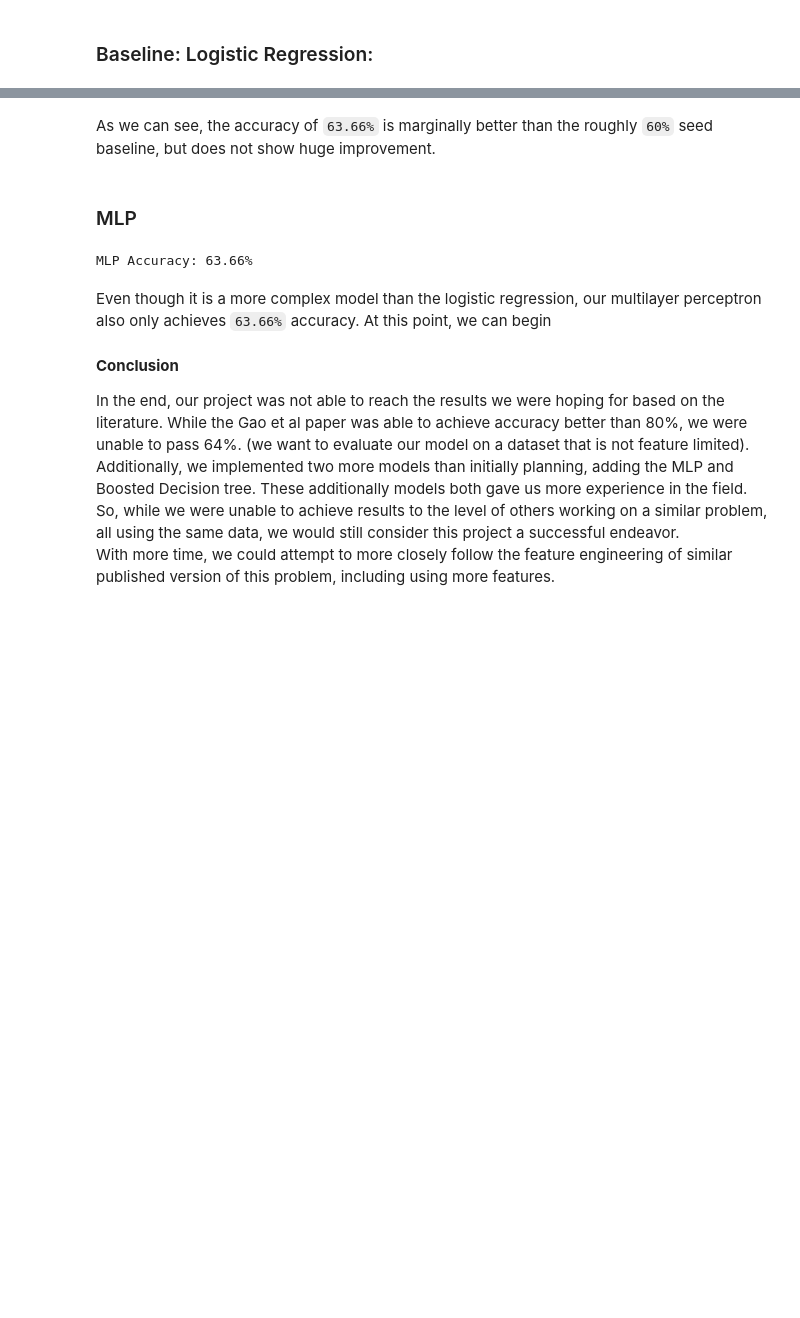
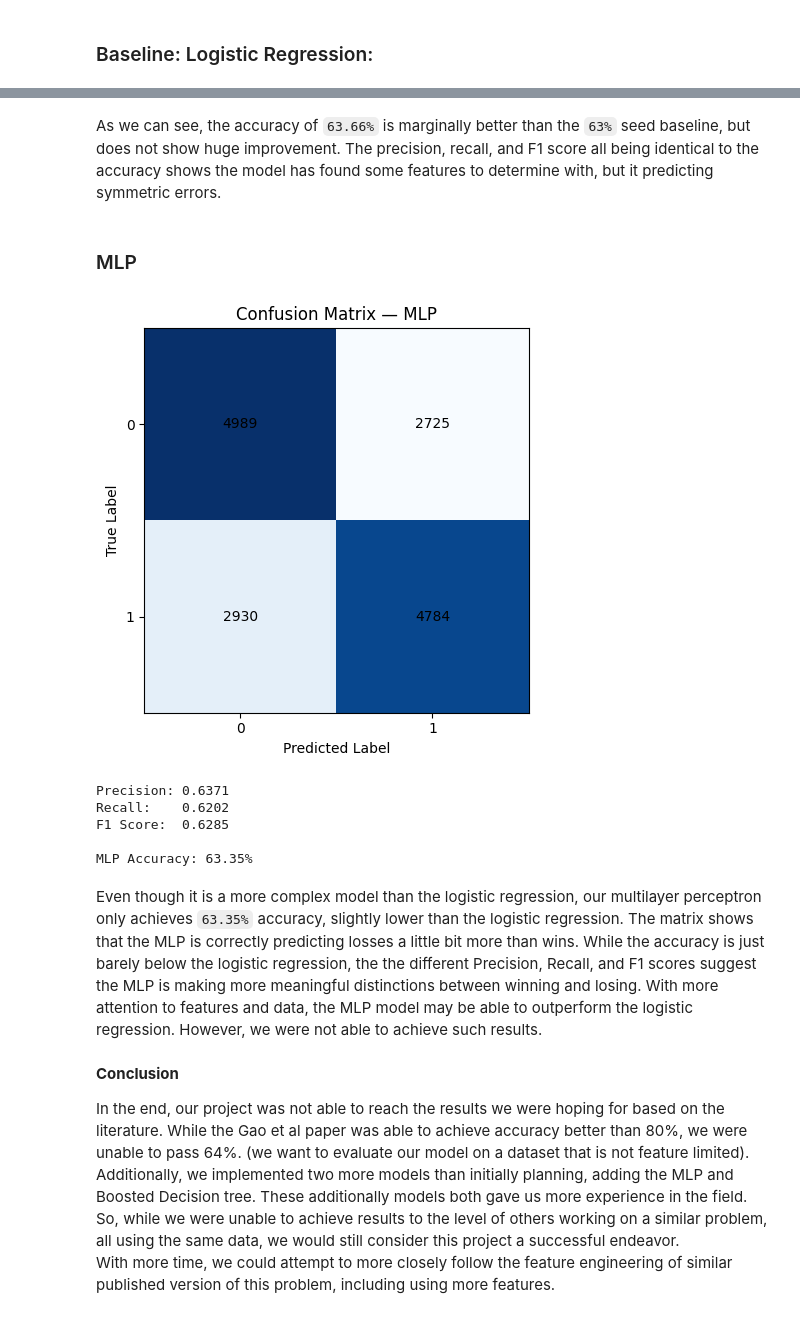
Before and after one commit to CamBitter/RallyRF, a Jupyter notebook: report.ipynb, the cells around one changed output, grey strips where cells are left out. Cells and saved outputs as stored; diff of their text form; code cells hidden in the pictures; blank space fills up the shorter version.

```diff
--- a/report.ipynb
+++ b/report.ipynb
@@ -446,7 +446,7 @@ y_test = torch.tensor(test_df["p1_won"].to_numpy(), dtype=torch.float32)
 
 with torch.no_grad():
     MLP_preds    = (model(X_test).squeeze() >= 0.5).float()
-    MLP_accuracy = (preds == y_test).float().mean().item()
+    MLP_accuracy = (MLP_preds == y_test).float().mean().item()
 # %% [markdown]
 ## 4: Gradient Boosted Decision Tree
 Lastly, we implemented a gradient boosted decision tree. Like random forests, boosted trees are an ensemble of decision trees. Simply put, boosted trees involve a sequential series of trees that learn from previous trees’ errors, or residuals. However, there is a big caveat worth discussion: our boosted tree model uses a regression decision tree, not classification like we've been using before. The main difference here is that when we calculate the value of leaf nodes of our trees, we return the mean value of the node instead of the value (zero or one) that is most popular. So, in effect, our trees predict a continuous value instead of a zero or one. Also, a regression tree calculates splits differently, using Variance Reduction instead of Gini Impurity. Variance Reduction is very similar to Gini Impurity, but differs in the sense that it tries to minimize the variance in each node instead of minimizing impurity, which we discussed above. Variance reduction is given by: $$\text{Variance Reduction} = \text{var}(\text{parent}) - \frac{n_L}{n}\cdot(\text{var}(\text{child}_L)) - \frac{n_R}{n}\cdot(\text{var}({\text{child}_R}))$$ Once again, where $n_L$ and $n_R$ are the number of observations in the left and right child nodes and $n$ is the number of observations in the parent node. The main idea is that the child nodes will contain values that are all very close to each other, but different than the values in the other child nodes, thus achieving a good split.
@@ -820,14 +845,20 @@ print(f"Logistic Regression Accuracy: {log_accuracy * 100:.2f}%")
 Logistic Regression Accuracy: 63.66%
 # %% [markdown]
-As we can see, the accuracy of `63.66%` is marginally better than the roughly `60%` seed baseline, but does not show huge improvement.
+As we can see, the accuracy of `63.66%` is marginally better than the `63%` seed baseline, but does not show huge improvement. The precision, recall, and F1 score all being identical to the accuracy shows the model has found some features to determine with, but it predicting symmetric errors.
 # %% [markdown]
 ### MLP ###
 # %%
-print(f"MLP Accuracy: {MLP_accuracy * 100:.2f}%")
+evaluate_model(Y_test, MLP_preds, "MLP")
+print(f"\nMLP Accuracy: {MLP_accuracy * 100:.2f}%")
 # %% [output]
+[figure, added]
-MLP Accuracy: 63.66%
+Precision: 0.6371
+Recall:    0.6202
+F1 Score:  0.6285
+
+MLP Accuracy: 63.35%
 # %% [markdown]
-Even though it is a more complex model than the logistic regression, our multilayer perceptron also only achieves `63.66%` accuracy. At this point, we can begin
+Even though it is a more complex model than the logistic regression, our multilayer perceptron only achieves `63.35%` accuracy, slightly lower than the logistic regression. The matrix shows that the MLP is correctly predicting losses a little bit more than wins. While the accuracy is just barely below the logistic regression, the the different Precision, Recall, and F1 scores suggest the MLP is making more meaningful distinctions between winning and losing. With more attention to features and data, the MLP model may be able to outperform the logistic regression. However, we were not able to achieve such results.
 # %% [markdown]
 **Conclusion**
 
```
Also changed, not shown: parts of 9 cells of this notebook.
